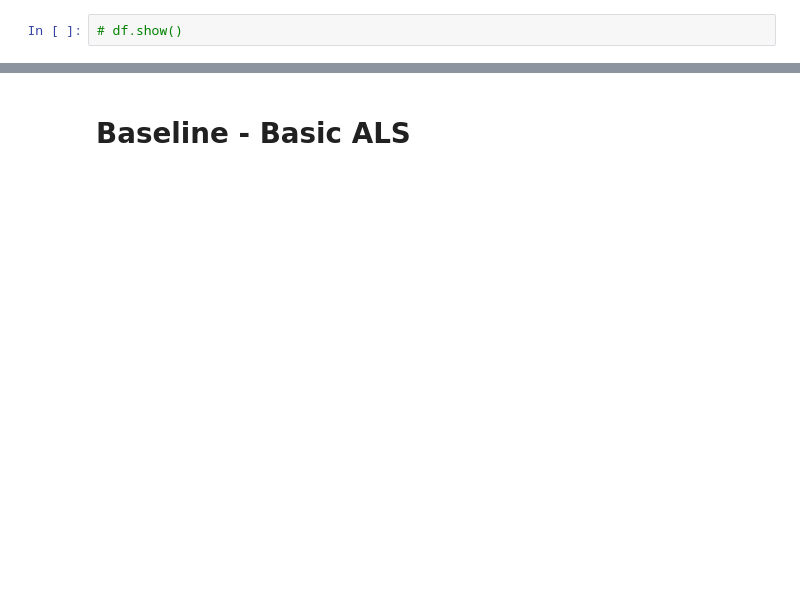
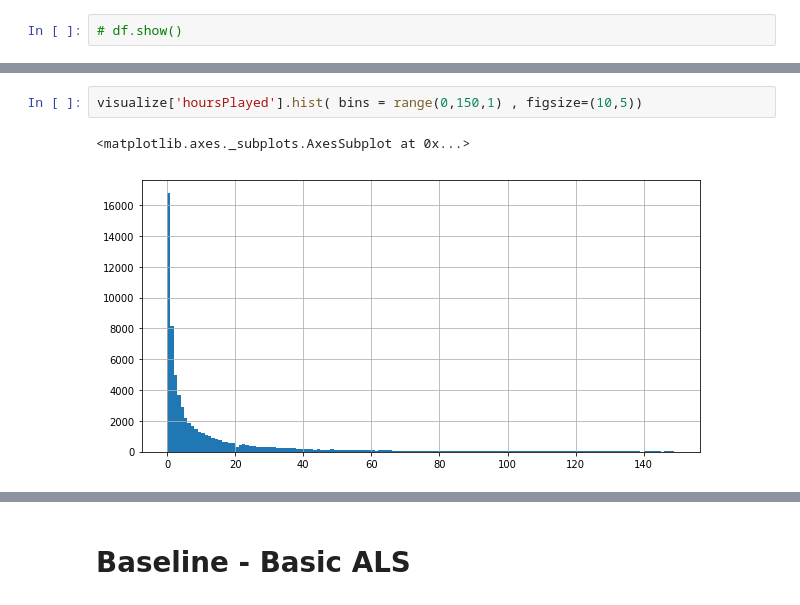
Before and after one commit to Niloofar-bgh/Implicit-Collaborative-Filtering, a Jupyter notebook: Colaborative-Filtering_Recommender.ipynb, the cells around one changed output, grey strips where cells are left out. Drawn from its saved outputs; the diff is of its cells as text; blank space fills up the shorter version.

```diff
--- a/Colaborative-Filtering_Recommender.ipynb
+++ b/Colaborative-Filtering_Recommender.ipynb
@@ -54,0 +182,5 @@ df = df.withColumn("normalizedH", (df['hoursPlayed']-mean)/std)
+# %%
+visualize['hoursPlayed'].hist( bins = range(0,150,1) , figsize=(10,5))
+# %% [output]
+<matplotlib.axes._subplots.AxesSubplot at 0x...>
+[figure, added]
```
Also changed, not shown: parts of 80 cells of this notebook.
